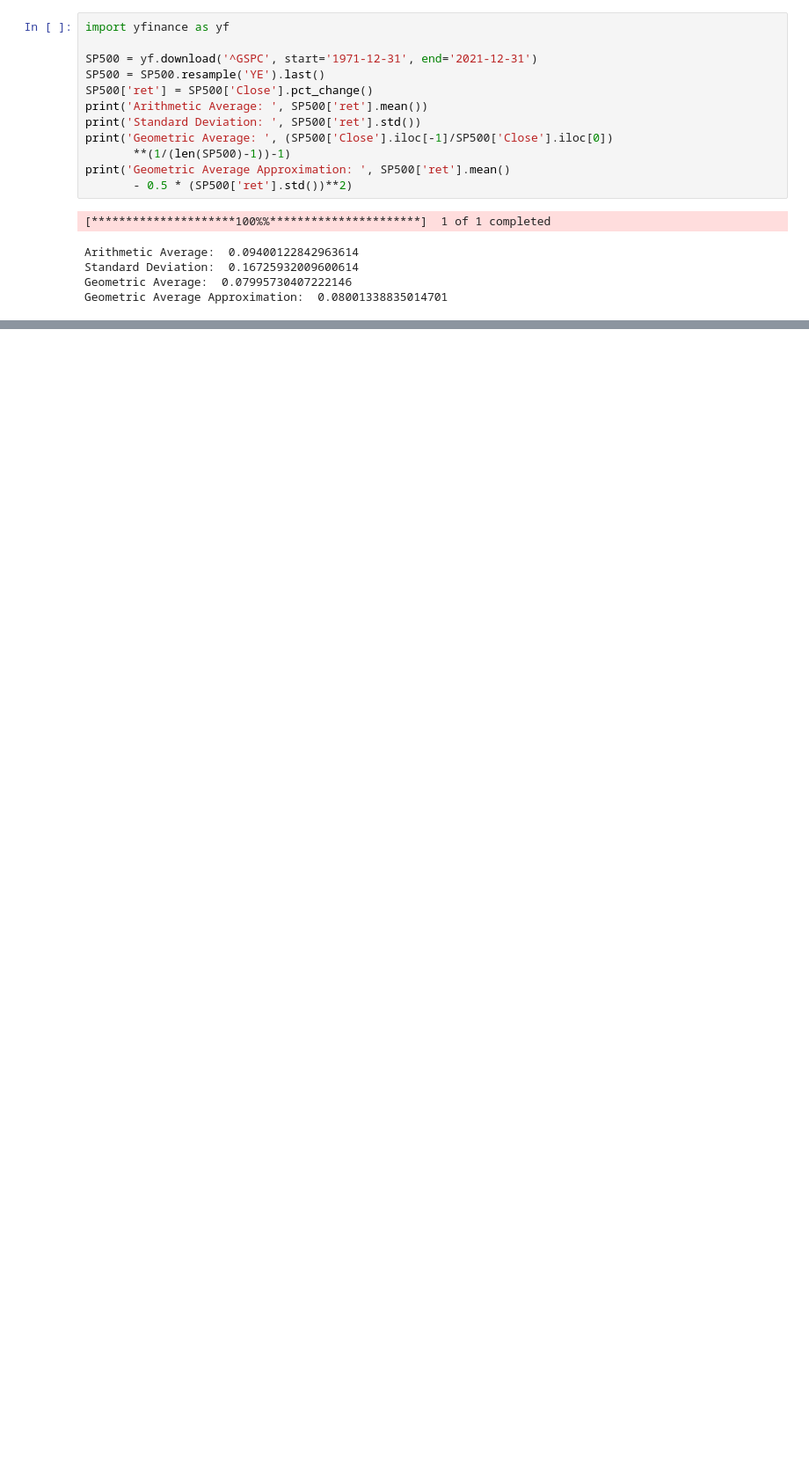
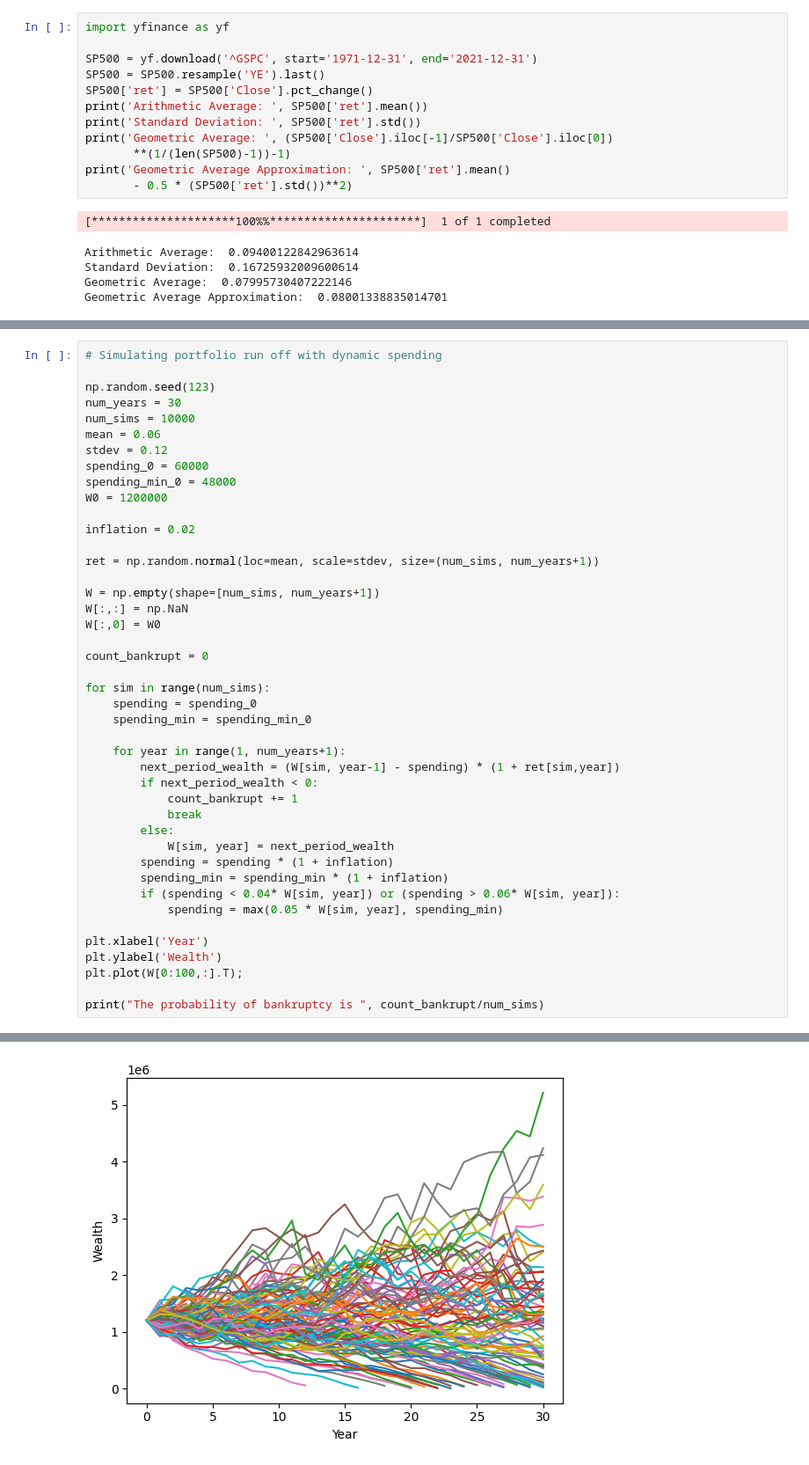
Before and after one commit to piotrwolkowski/robo-advisor, a Jupyter notebook: chapter-5-simulations.ipynb, the cells around one changed output, grey strips where cells are left out. Shown at 88% size. Saved outputs shown, nothing was run; the diff lists cells and outputs as text; blank space fills up the shorter version.

Commit message:
dynamic inflation simulation.

```diff
--- a/chapter-5-simulations.ipynb
+++ b/chapter-5-simulations.ipynb
@@ -133,0 +139,44 @@ plt.plot(W[0:10,:].T);
+# %%
+# Simulating portfolio run off with dynamic spending
+
+np.random.seed(123)
+num_years = 30
+num_sims = 10000
+mean = 0.06
+stdev = 0.12
+spending_0 = 60000
+spending_min_0 = 48000
+W0 = 1200000
+
+inflation = 0.02
+
+ret = np.random.normal(loc=mean, scale=stdev, size=(num_sims, num_years+1))
+
+W = np.empty(shape=[num_sims, num_years+1])
+W[:,:] = np.NaN
+W[:,0] = W0
+
+count_bankrupt = 0
+
+for sim in range(num_sims):
+    spending = spending_0
+    spending_min = spending_min_0
+
+    for year in range(1, num_years+1):
+        next_period_wealth = (W[sim, year-1] - spending) * (1 + ret[sim,year])
+        if next_period_wealth < 0:
+            count_bankrupt += 1
+            break
+        else:
+            W[sim, year] = next_period_wealth
+        spending = spending * (1 + inflation)
+        spending_min = spending_min * (1 + inflation)
+        if (spending < 0.04* W[sim, year]) or (spending > 0.06* W[sim, year]):
+            spending = max(0.05 * W[sim, year], spending_min)
+
+plt.xlabel('Year')
+plt.ylabel('Wealth')
+plt.plot(W[0:100,:].T);
+
+print("The probability of bankruptcy is ", count_bankrupt/num_sims)
+# %% [output]
@@ -133,0 +184 @@ plt.plot(W[0:10,:].T);
+[figure, added]
```
Also changed, not shown: parts of 5 cells of this notebook.
